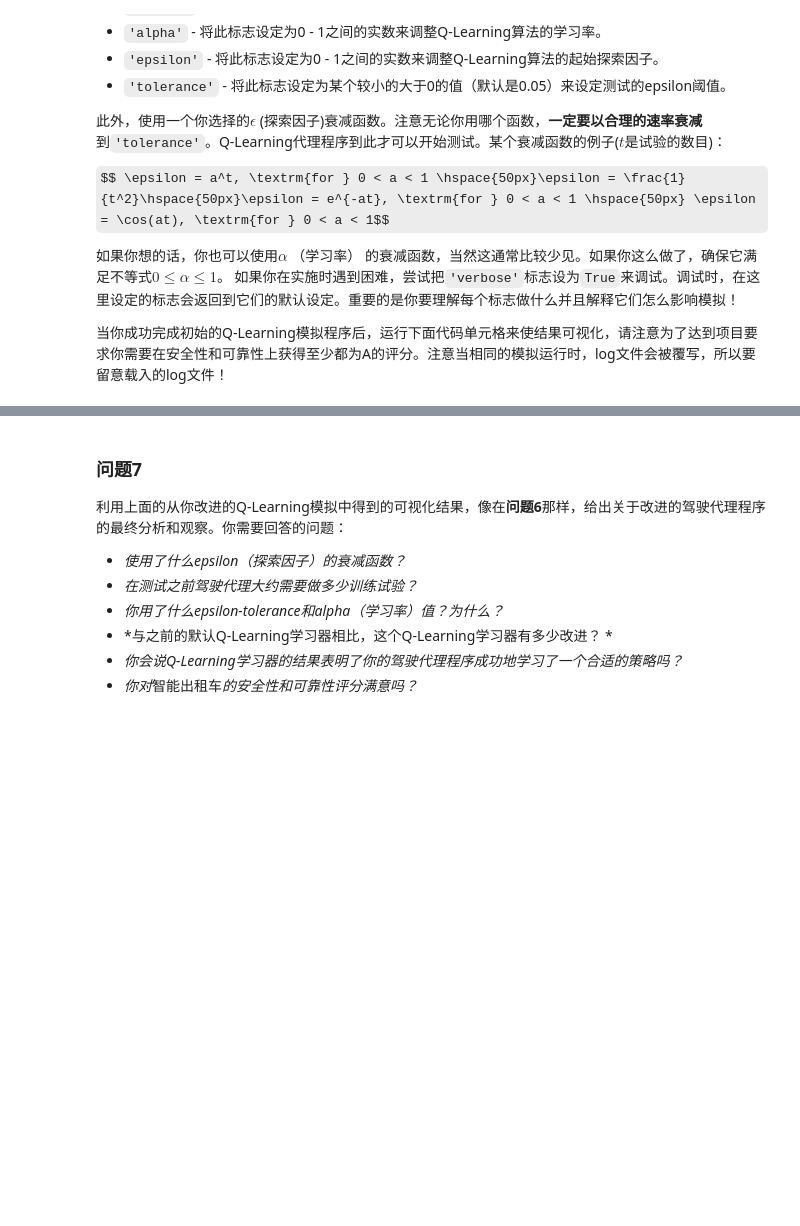
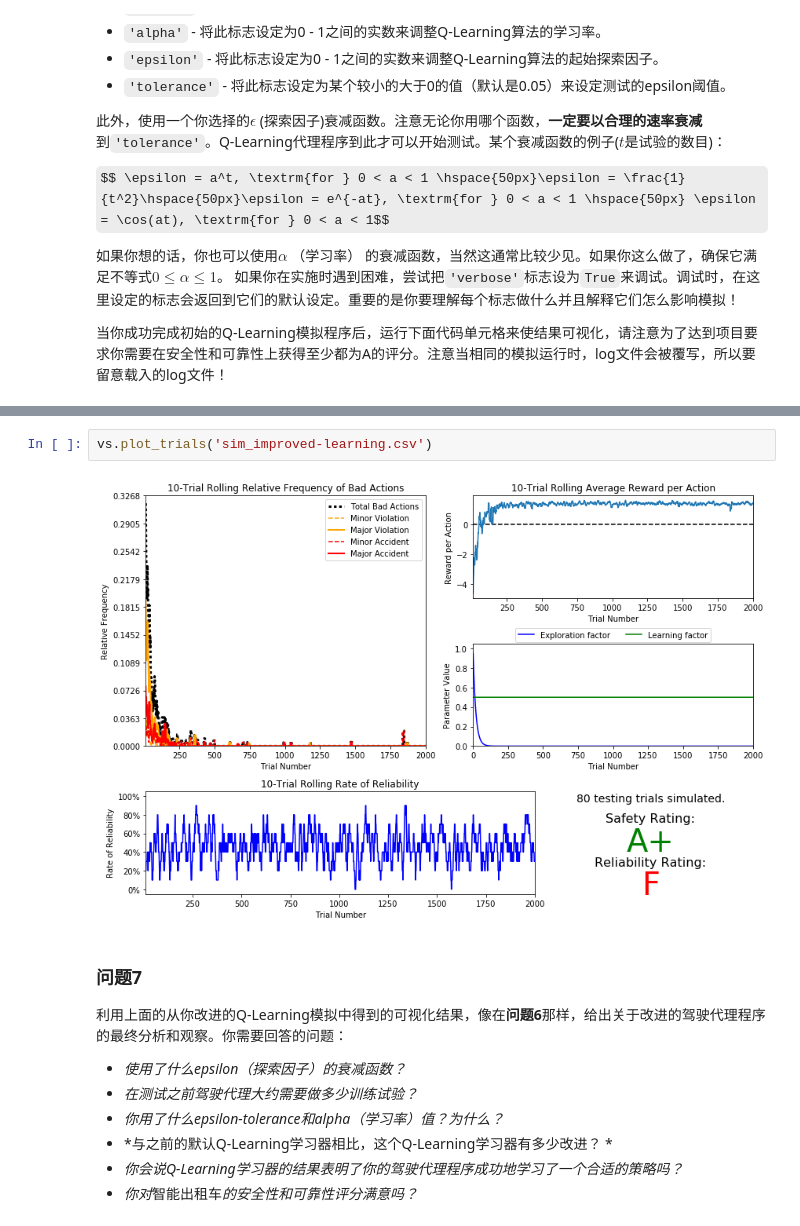
Before and after one commit to Lotus-LuoTong/smartcab, a Jupyter notebook: smartcab.ipynb, the cells around one changed output, grey strips where cells are left out. Cells and saved outputs as stored; diff of their text form; some formulas as TeX source; blank space fills up the shorter version.

```diff
--- a/smartcab.ipynb
+++ b/smartcab.ipynb
@@ -254,3 +258,7 @@ vs.plot_trials('sim_improved-learning.csv')
+# %%
+vs.plot_trials('sim_improved-learning.csv')
+# %% [output]
+[figure, added]
 # %% [markdown]
 ### 问题7
 利用上面的从你改进的Q-Learning模拟中得到的可视化结果，像在**问题6**那样，给出关于改进的驾驶代理程序的最终分析和观察。你需要回答的问题：
```
Also changed, not shown: parts of 2 cells of this notebook, 3 other files.
